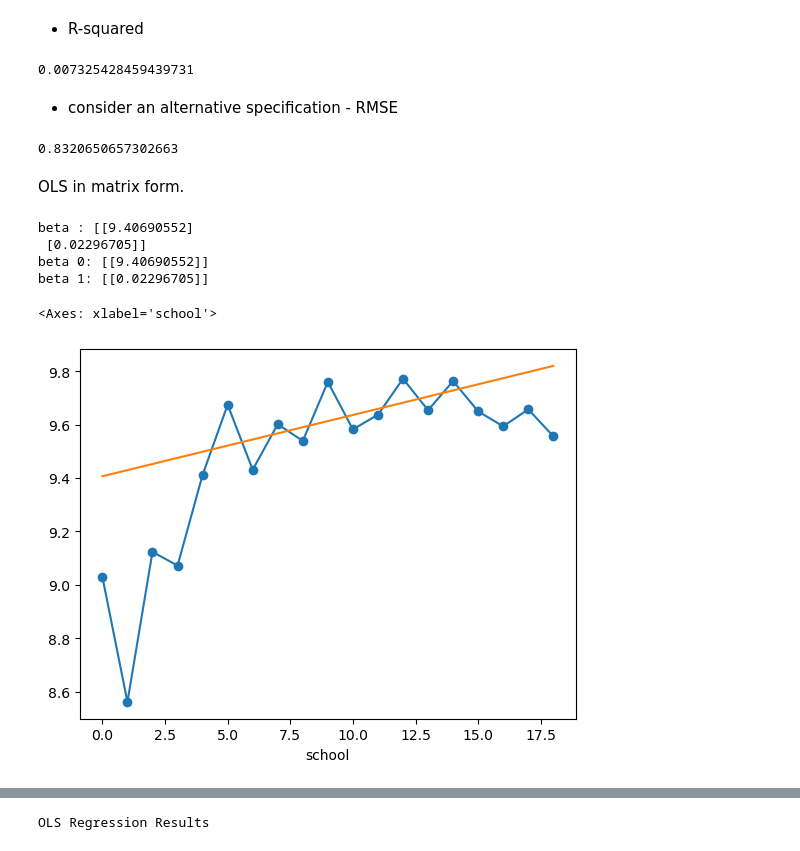
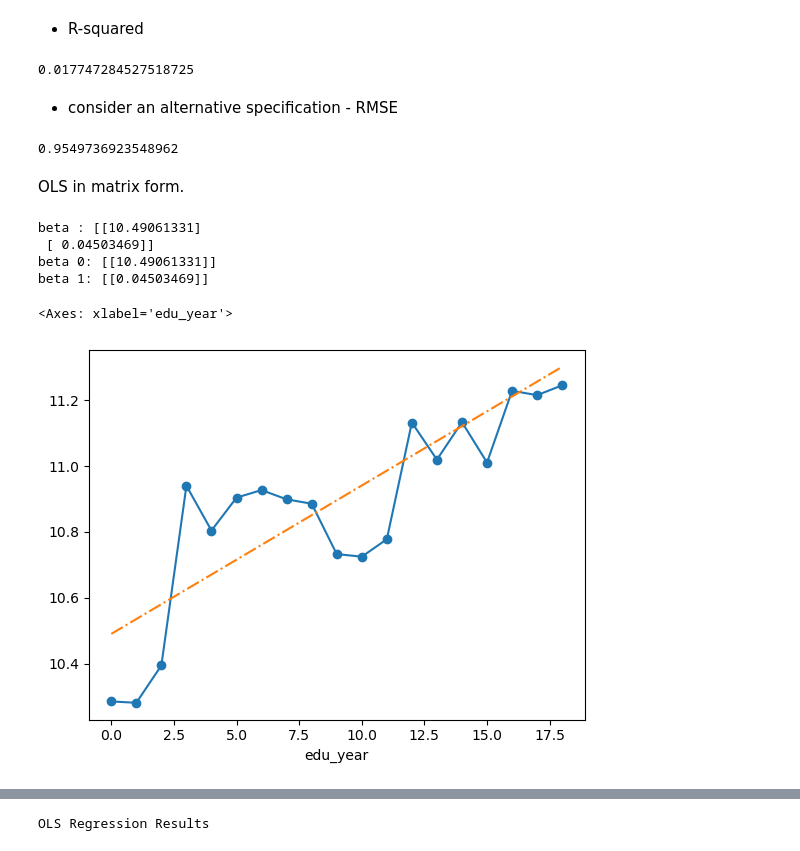
Before and after one commit to SeanJSLee/Teaching_YU_DS_basic_KR, a Jupyter notebook: Lecture_ols.ipynb, the cells around one changed output, grey strips where cells are left out. Drawn from its saved outputs; the diff is of its cells as text; code cells hidden in the pictures.

```diff
--- a/Lecture_ols.ipynb
+++ b/Lecture_ols.ipynb
@@ -14,0 +31,3 @@
+# %%
+df_income = pd.read_csv(r'data\Dehejia_and_Wahba_1999\data_cps78_income.csv')
+df_income
@@ -42,5 +56,5 @@ df_40_to_49
 # %%
-y,X = patsy.dmatrices('ln_earning ~ school',data=df_40_to_49, return_type='dataframe')
+y,X = patsy.dmatrices('ln_income_at_23 ~ edu_year',data=df_income, return_type='dataframe')
 
 result = sm.OLS(y,X).fit(cov_type='HC0')
 result.summary()
@@ -145,13 +161,13 @@ result.conf_int()
 # %%
 result.rsquared_adj
 # %% [output]
-0.007325428459439731
+0.017747284527518725
 # %% [markdown]
 * consider an alternative specification - RMSE
 # %%
 result.mse_resid**.5
 # %% [output]
-0.8320650657302663
+0.9549736923548962
 # %% [markdown]
 OLS in matrix form.
 # %%
@@ -159,26 +175,25 @@ mat_x = np.matrix(X)
 mat_y = np.matrix(y)
 
 xTx = mat_x.T * mat_x
-xTx_inv = np.linalg.inv(xx)
+xTx_inv = np.linalg.inv(xTx)
 xTy = mat_x.T * mat_y
 
 beta_hat = xTx_inv * xTy
 print('beta :',beta_hat, '\nbeta 0:',beta_hat[0], '\nbeta 1:',beta_hat[1])
 # %% [output]
-beta : [[9.40690552]
- [0.02296705]]
-beta 0: [[9.40690552]]
-beta 1: [[0.02296705]]
+beta : [[10.49061331]
+ [ 0.04503469]]
+beta 0: [[10.49061331]]
+beta 1: [[0.04503469]]
 # %%
-school_means = df_40_to_49.groupby('school')['ln_earning'].mean()
-yhat = pd.Series(result.params[0] + result.params[1] * school_means.index.values, index=school_means.index.values)
+school_means = df_income.groupby('edu_year')['ln_income_at_23'].mean()
+yhat = pd.Series(result.params['Intercept'] + result.params['edu_year'] * school_means.index.values, index=school_means.index.values)
 
-import matplotlib.pyplot as plt
 
 plt.figure()
-school_means.plot(kind='line', x='school', y='ln wage', style='-o')
-yhat.plot()
+school_means.plot(kind='line', x='edu_year', y='ln_earning_23', style='-o')
+yhat.plot(style='-.')
 # %% [output]
-<Axes: xlabel='school'>
+<Axes: xlabel='edu_year'>
-[figure, old version]
+[figure, new version]
 # %%
```
Also changed, not shown: parts of 17 cells of this notebook, 18 other files.
